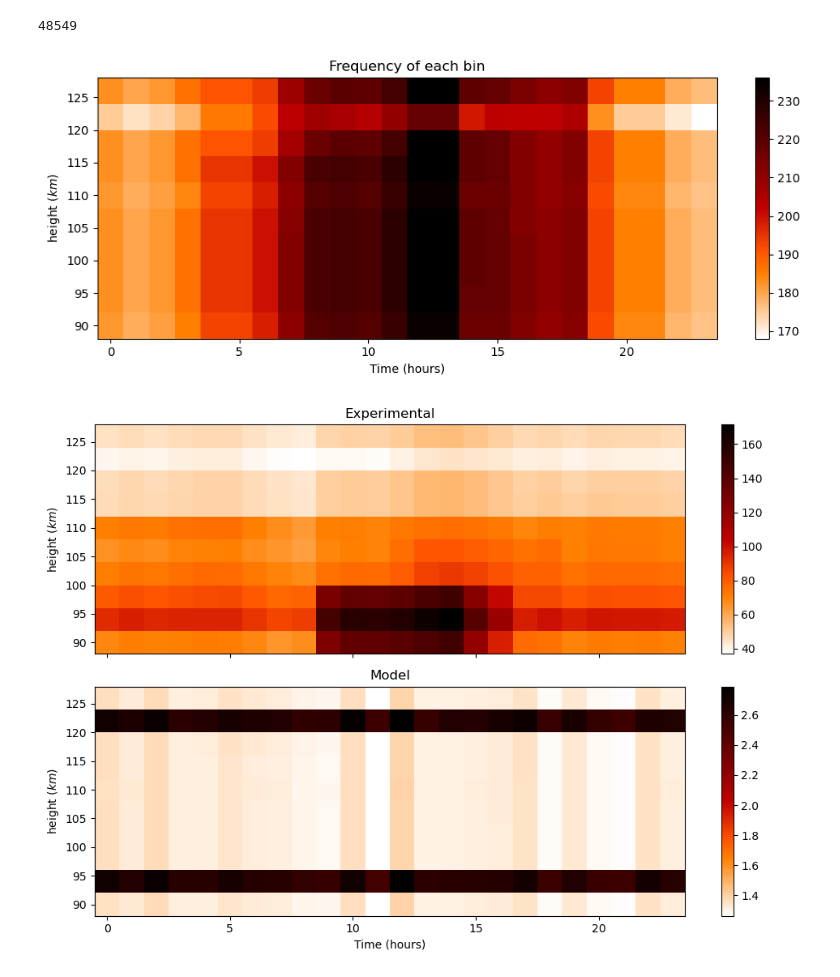
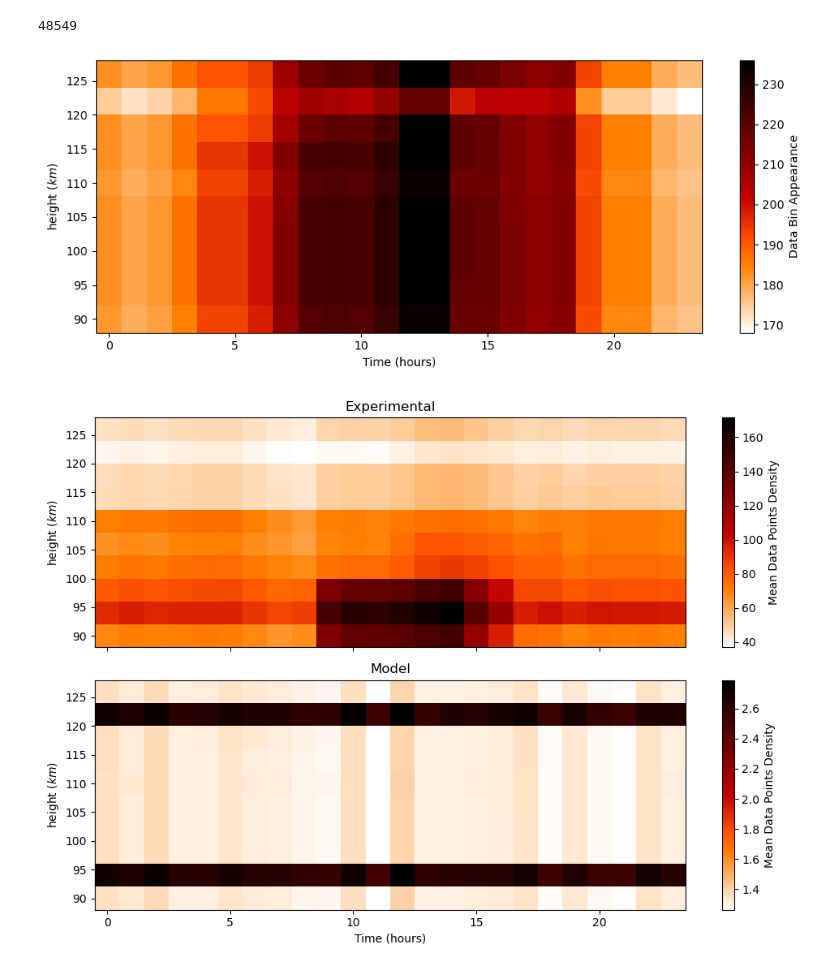
Before and after one commit to remy-guillermin/WACCM-Analysis, a Jupyter notebook: Scripts/Data-Analysis/Data_bins.ipynb, the cells around one changed output. Drawn from its saved outputs; the diff is of its cells as text; code cells hidden in the pictures.

```diff
--- a/Scripts/Data-Analysis/Data_bins.ipynb
+++ b/Scripts/Data-Analysis/Data_bins.ipynb
@@ -22,35 +22,35 @@ Tromso = np.array(data_df['Tromso']).reshape(-1,shape)[:,0] == 1
 Geomagnetic_Event = np.array(data_df['Geomagnetic Event']).reshape(-1,shape)[:,0] == 1
 Solar_Proton_Event = np.array(data_df['Solar Proton Event']).reshape(-1,shape)[:,0] == 1
 
 mask, type = np.repeat(True, len(Ne_EXP)), 'all'
 #mask, type = Svalbard, 'Svalbard'
 #mask, type = Tromso, 'Tromso'
 #mask, type = Geomagnetic_Event, 'geo'
 #mask, type = Solar_Proton_Event, 'sol'
 #mask, type = (~Geomagnetic_Event) * (~Solar_Proton_Event), 'quiet'
 #mask, type = (Geomagnetic_Event) + (Solar_Proton_Event), 'active'
 
 Ne_EXP = Ne_EXP[mask]
 
 zero_mask = Ne_EXP != 0
 
 print(np.sum(zero_mask))
 
 grid = np.sum(zero_mask, axis=0).reshape(len(H_bins), len(time_bins))
 
 fig, ax = plt.subplots(1, figsize=(10,4))
 X, Y = np.meshgrid(time_bins, H_bins)
 mesh = ax.pcolormesh(X, Y, grid, cmap = 'gist_heat_r')
 cbar = fig.colorbar(mesh, ax=ax)
-ax.set_title('Frequency of each bin')
+cbar.set_label('Data Bin Appearance')
 ax.set_xlabel(r'Time (hours)')
 ax.set_ylabel(r'height ($km$)')
 plt.tight_layout()
 plt.savefig(f'../../Output/Figures/{type}/Bin-Repartition.png')
 plt.show()
 # %% [output]
 48549
-[figure, old version]
+[figure, new version]
 # %%
 exp_grid = np.sum(exp_data_points.reshape(-1, shape), axis=0).reshape(len(H_bins), len(time_bins))
 model_grid = np.sum(model_data_points.reshape(-1, shape), axis=0).reshape(len(H_bins), len(time_bins))
@@ -61,10 +61,12 @@ fig, axs = plt.subplots(2, figsize=(10,7), sharex = True)
 
 mesh = axs[0].pcolormesh(X, Y, exp_grid/grid, cmap = 'gist_heat_r')
 cbar = fig.colorbar(mesh, ax=axs[0])
+cbar.set_label("Mean Data Points Density")
 axs[0].set_title('Experimental')
 axs[0].set_ylabel(r'height ($km$)')
 mesh = axs[1].pcolormesh(X, Y, model_grid/grid, cmap = 'gist_heat_r')
 cbar = fig.colorbar(mesh, ax=axs[1])
+cbar.set_label("Mean Data Points Density")
 axs[1].set_title('Model')
 axs[1].set_xlabel(r'Time (hours)')
 axs[1].set_ylabel(r'height ($km$)')
@@ -72,4 +74,4 @@ plt.tight_layout()
 plt.savefig(f'../../Output/Figures/{type}/Data-Point-Density.png')
 plt.show()
 # %% [output]
-[figure, old version]
+[figure, new version]
```
Also changed, not shown: 5 other files.
